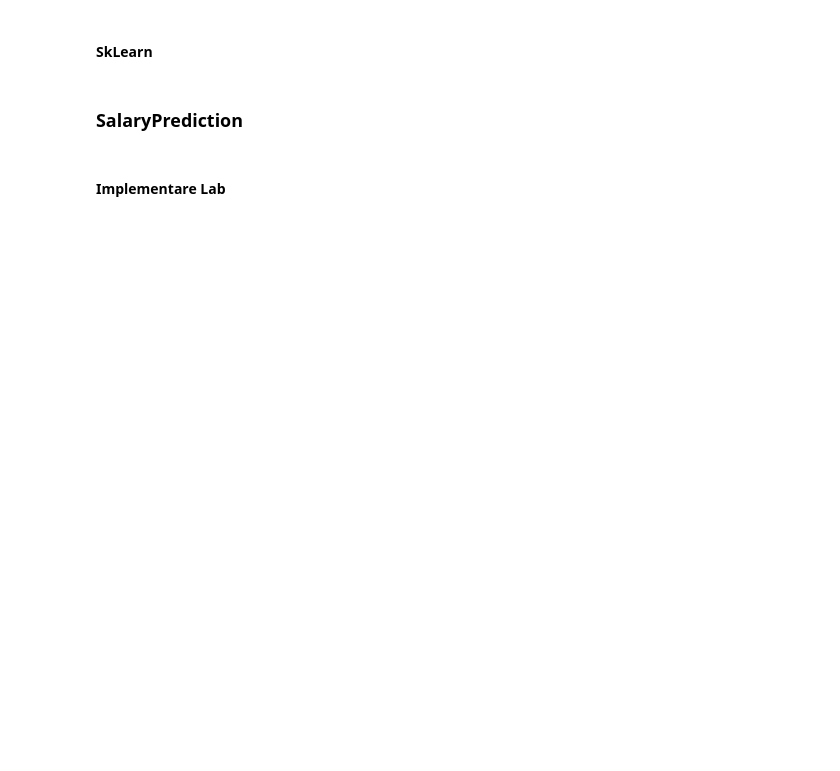
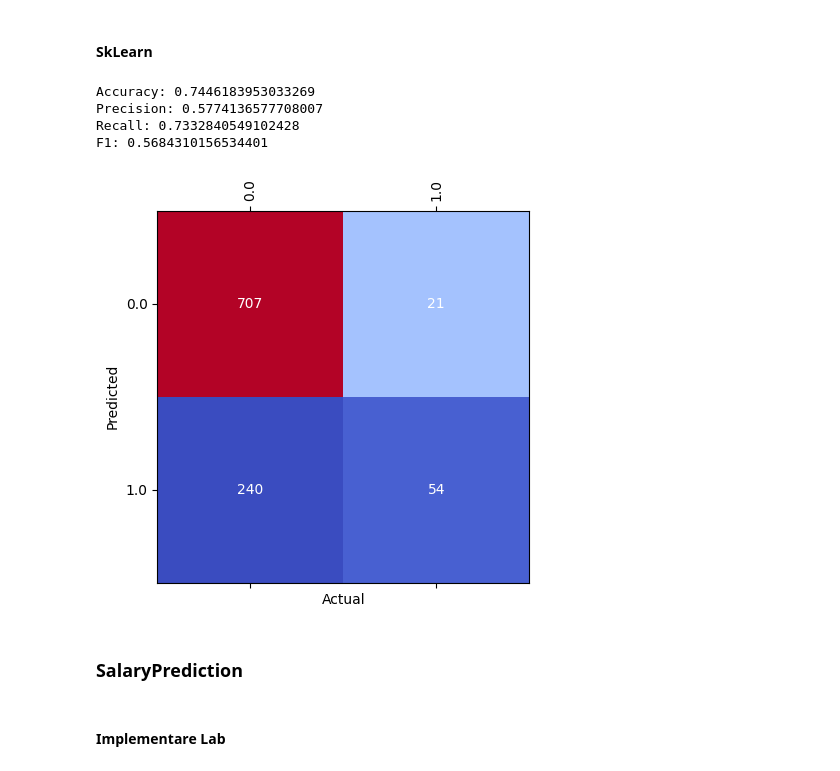
Before and after one commit to Earthbert/IA-project2, a Jupyter notebook: project.ipynb, the cells around one changed output. Saved outputs shown, nothing was run; the diff lists cells and outputs as text; code cells hidden in the pictures; blank space fills up the shorter version.

```diff
--- a/project.ipynb
+++ b/project.ipynb
@@ -444,6 +444,17 @@ class LabLogisticRegression(LogisticRegression):
 
     def plot(self):
         plot_evolution(self.train_acc, self.test_acc, self.train_nll, self.test_nll)
+# %%
+class SkLearnLogisticRegression(LogisticRegression):
+    def __init__(self):
+        pass
+
+    def fit(self, X, y):
+        self.model = lm.LogisticRegression()
+        self.model.fit(X, y)
+
+    def predict(self, X):
+        return self.model.predict(X)
 # %%
 def apply_logistic_regression_model(train_data : pd.DataFrame,
                                     test_data : pd.DataFrame,
@@ -528,5 +539,19 @@ F1: 0.546583850931677
 # %% [markdown]
 #### SkLearn
+# %%
+model = SkLearnLogisticRegression()
+results = apply_logistic_regression_model(pre_avc_train_data,
+                                          pre_avc_test_data,
+                                          avc_target_category,
+                                          model, balance = True)
+compute_show_metrics(results)
+show_confusion_matrix(results, avc_target_category)
+# %% [output]
+Accuracy: 0.7446183953033269
+Precision: 0.5774136577708007
+Recall: 0.7332840549102428
+F1: 0.5684310156534401
+[figure, added]
 # %% [markdown]
 ### SalaryPrediction
 # %% [markdown]
```
Also changed, not shown: parts of 7 cells of this notebook.
